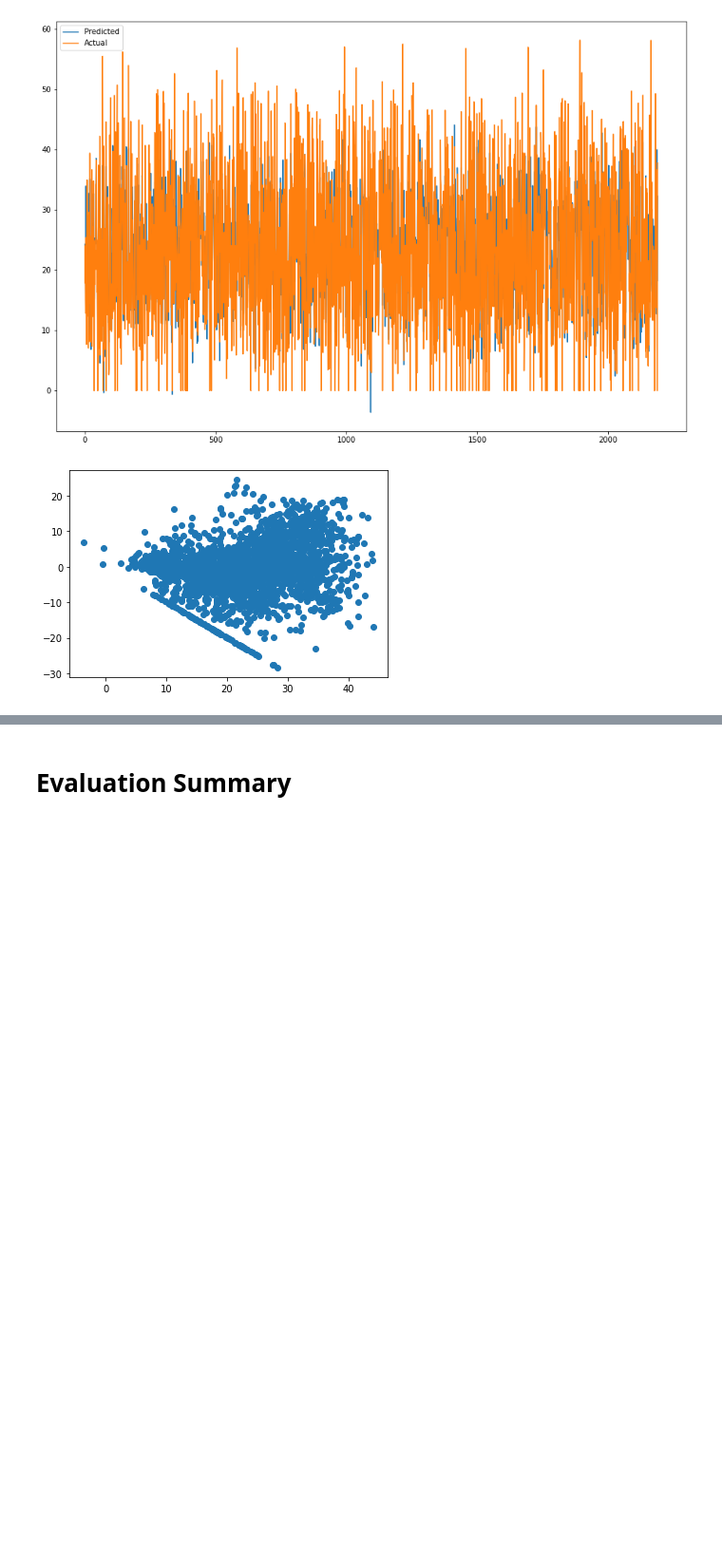
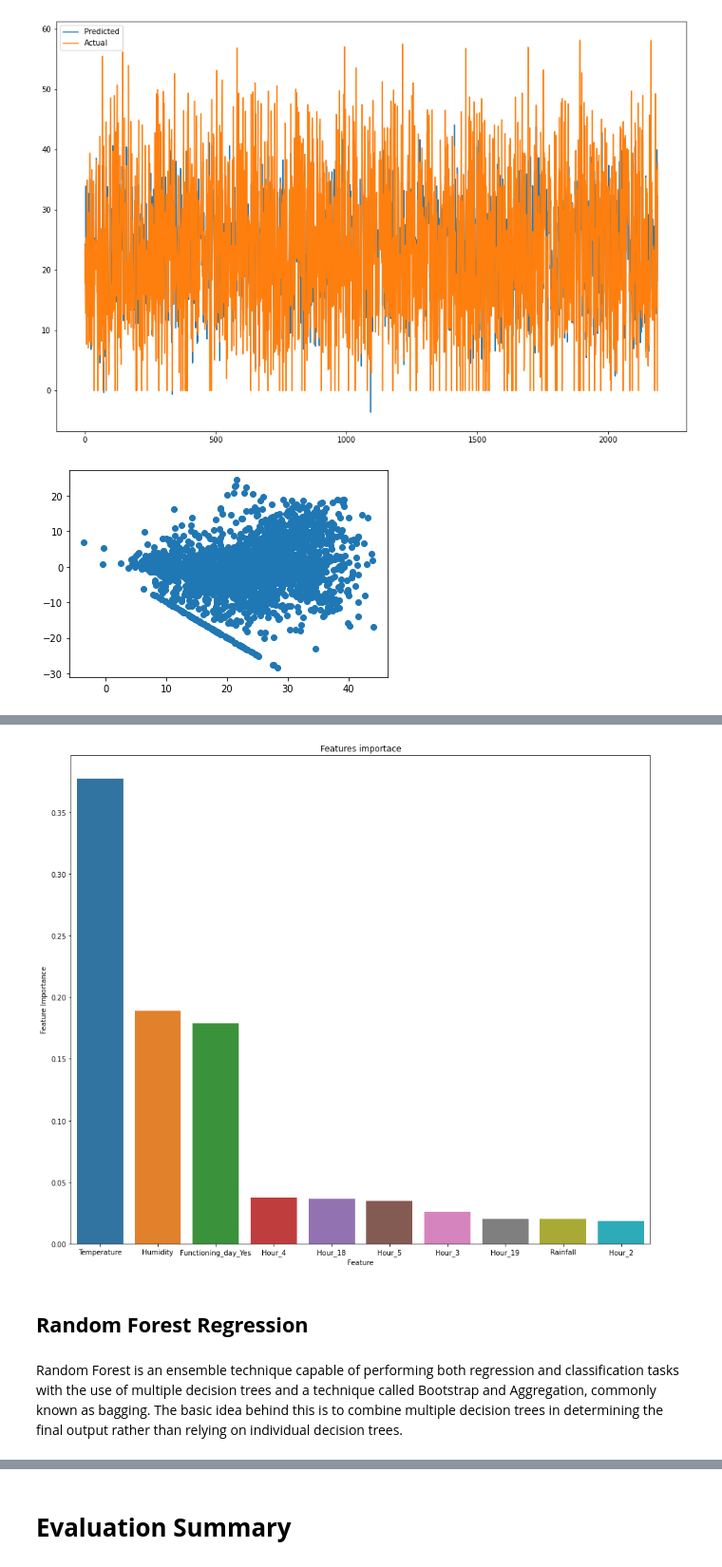
Before and after one commit to Meghanah97/Individual_project_bike_sharing_demand_prediction, a Jupyter notebook: Bike_Sharing_Demand_Prediction_Capstone_Project.ipynb, the cells around one changed output, grey strips where cells are left out. Shown at 95% size. Saved outputs shown, nothing was run; the diff lists cells and outputs as text; code cells hidden in the pictures; blank space fills up the shorter version.

```diff
--- a/Bike_Sharing_Demand_Prediction_Capstone_Project.ipynb
+++ b/Bike_Sharing_Demand_Prediction_Capstone_Project.ipynb
@@ -1247,0 +1413,10 @@ plt.scatter((y_pred_test_elasticregr),(y_test)-(y_pred_test_elasticregr));
+# %%
+importances = dt_optimal_model.feature_importances_
+
+importance_dict = {'Feature' : list(X_train.columns),
+                   'Feature Importance' : importances}
+
+importance_df = pd.DataFrame(importance_dict)
+# %%
+importance_df.sort_values(by=['Feature Importance'],ascending=False,inplace=True)
+importance_df
@@ -1247,0 +1441,10 @@ plt.scatter((y_pred_test_elasticregr),(y_test)-(y_pred_test_elasticregr));
+# %%
+plt.figure(figsize=(15,13))
+plt.title('Features importace')
+sns.barplot(x='Feature',y="Feature Importance",data=importance_df[:10]);
+# %% [output]
+[figure, added]
+# %% [markdown]
+## **Random Forest Regression**
+# %% [markdown]
+Random Forest is an ensemble technique capable of performing both regression and classification tasks with the use of multiple decision trees and a technique called Bootstrap and Aggregation, commonly known as bagging. The basic idea behind this is to combine multiple decision trees in determining the final output rather than relying on individual decision trees.
```
Also changed, not shown: parts of 88 cells of this notebook.
